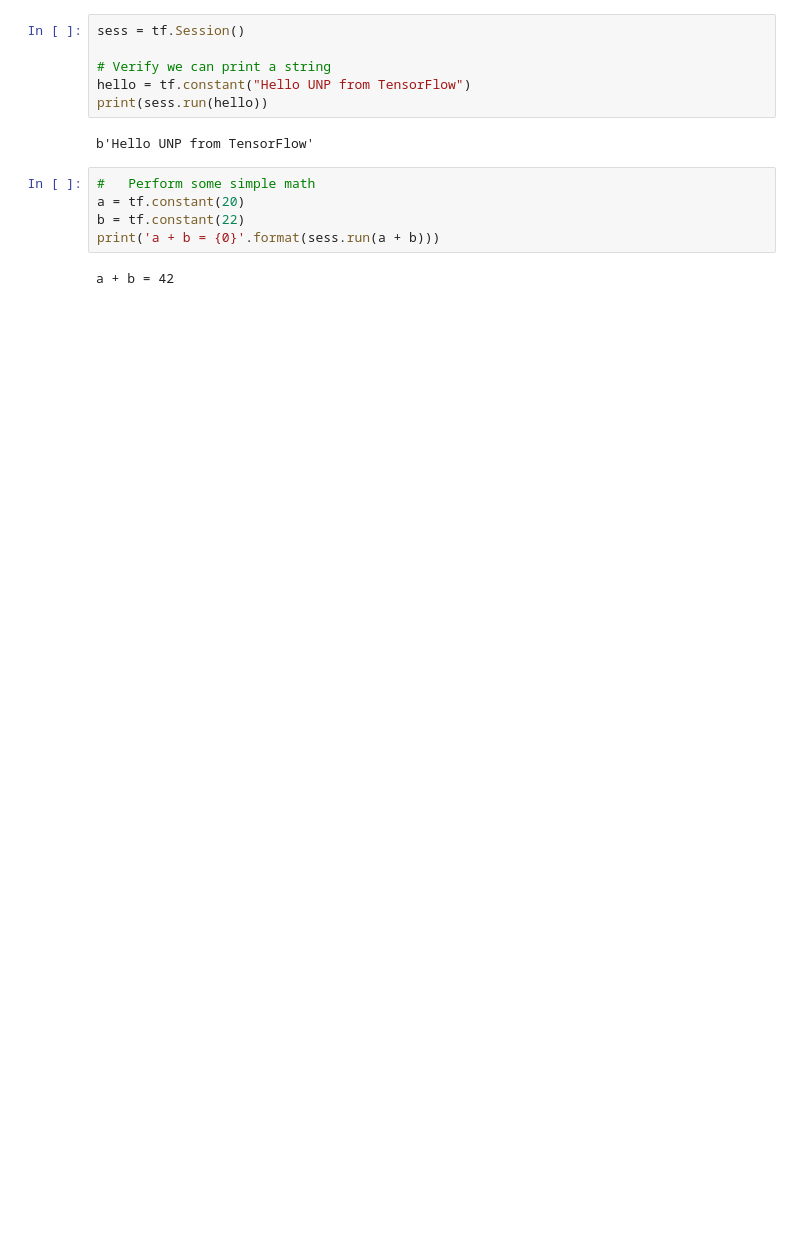
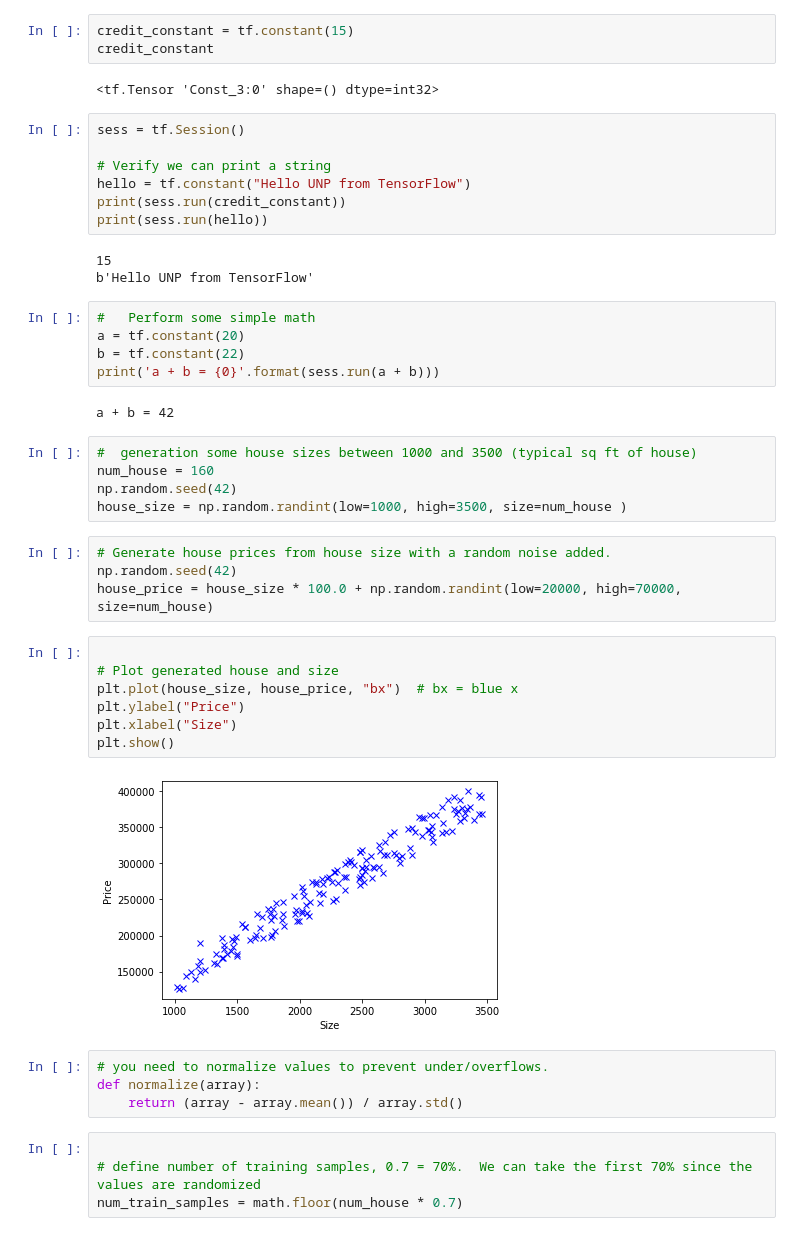
Before and after one commit to JOSEPHREDDY07/DeepLearning, a Jupyter notebook: tf_udemy.ipynb, the cells around one changed output. Cells and saved outputs as stored; diff of their text form; blank space fills up the shorter version.

```diff
--- a/tf_udemy.ipynb
+++ b/tf_udemy.ipynb
@@ -11,10 +26,17 @@ Keras version: 2.2.4-tf
+# %%
+credit_constant = tf.constant(15)
+credit_constant
+# %% [output]
+<tf.Tensor 'Const_3:0' shape=() dtype=int32>
 # %%
 sess = tf.Session()
 
 # Verify we can print a string
 hello = tf.constant("Hello UNP from TensorFlow")
+print(sess.run(credit_constant))
 print(sess.run(hello))
 # %% [output]
+15
 b'Hello UNP from TensorFlow'
 # %%
 #   Perform some simple math
@@ -23,3 +45,29 @@ b = tf.constant(22)
 print('a + b = {0}'.format(sess.run(a + b)))
 # %% [output]
 a + b = 42
+# %%
+#  generation some house sizes between 1000 and 3500 (typical sq ft of house)
+num_house = 160
+np.random.seed(42)
+house_size = np.random.randint(low=1000, high=3500, size=num_house )
+# %%
+# Generate house prices from house size with a random noise added.
+np.random.seed(42)
+house_price = house_size * 100.0 + np.random.randint(low=20000, high=70000, size=num_house)
+# %%
+
+# Plot generated house and size
+plt.plot(house_size, house_price, "bx")  # bx = blue x
+plt.ylabel("Price")
+plt.xlabel("Size")
+plt.show()
+# %% [output]
+[figure, added]
+# %%
+# you need to normalize values to prevent under/overflows.
+def normalize(array):
+    return (array - array.mean()) / array.std()
+# %%
+
+# define number of training samples, 0.7 = 70%.  We can take the first 70% since the values are randomized
+num_train_samples = math.floor(num_house * 0.7)
```
Also changed, not shown: parts of 16 cells of this notebook.
